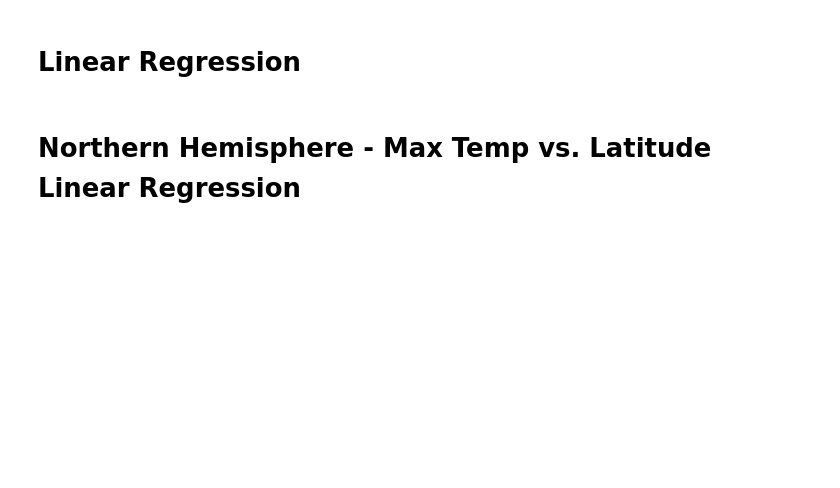
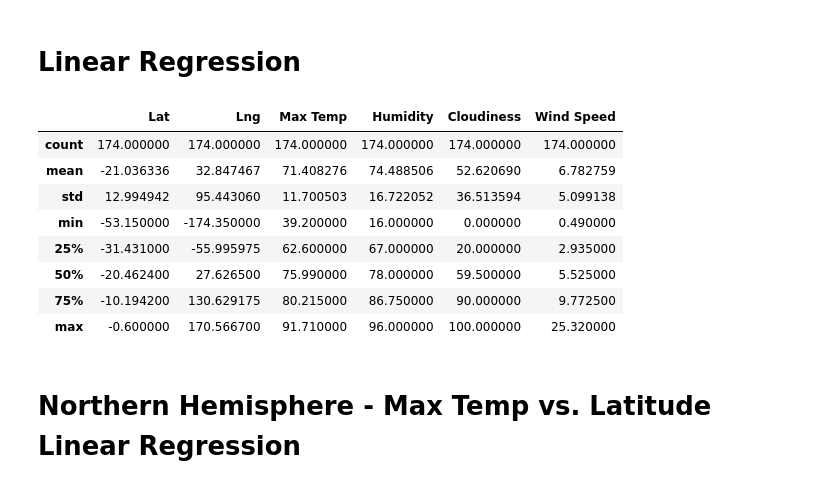
Before and after one commit to MarcLeslie/python-api-challenge, a Jupyter notebook: WeatherPy/WeatherPy.ipynb, the cells around one changed output. Saved outputs shown, nothing was run; the diff lists cells and outputs as text; code cells hidden in the pictures; blank space fills up the shorter version.

```diff
--- a/WeatherPy/WeatherPy.ipynb
+++ b/WeatherPy/WeatherPy.ipynb
@@ -222,4 +233,20 @@ plt.show()
 # %% [markdown]
 # Linear Regression
+# %%
+#create 2 new DFs
+NH_df = all_df.loc[(all_df["Lat"] >0) ]
+#NH_df.describe()
+SH_df = all_df.loc[(all_df["Lat"] <0) ]
+SH_df.describe()
+# %% [output]
+|  | Lat | Lng | Max Temp | Humidity | Cloudiness | Wind Speed |
+| count | 174.000000 | 174.000000 | 174.000000 | 174.000000 | 174.000000 | 174.000000 |
+| mean | -21.036336 | 32.847467 | 71.408276 | 74.488506 | 52.620690 | 6.782759 |
+| std | 12.994942 | 95.443060 | 11.700503 | 16.722052 | 36.513594 | 5.099138 |
+| min | -53.150000 | -174.350000 | 39.200000 | 16.000000 | 0.000000 | 0.490000 |
+| 25% | -31.431000 | -55.995975 | 62.600000 | 67.000000 | 20.000000 | 2.935000 |
+| 50% | -20.462400 | 27.626500 | 75.990000 | 78.000000 | 59.500000 | 5.525000 |
+| 75% | -10.194200 | 130.629175 | 80.215000 | 86.750000 | 90.000000 | 9.772500 |
+| max | -0.600000 | 170.566700 | 91.710000 | 96.000000 | 100.000000 | 25.320000 |
 # %% [markdown]
 # Northern Hemisphere - Max Temp vs. Latitude Linear Regression
```
Also changed, not shown: parts of 9 cells of this notebook, 2 other files.
